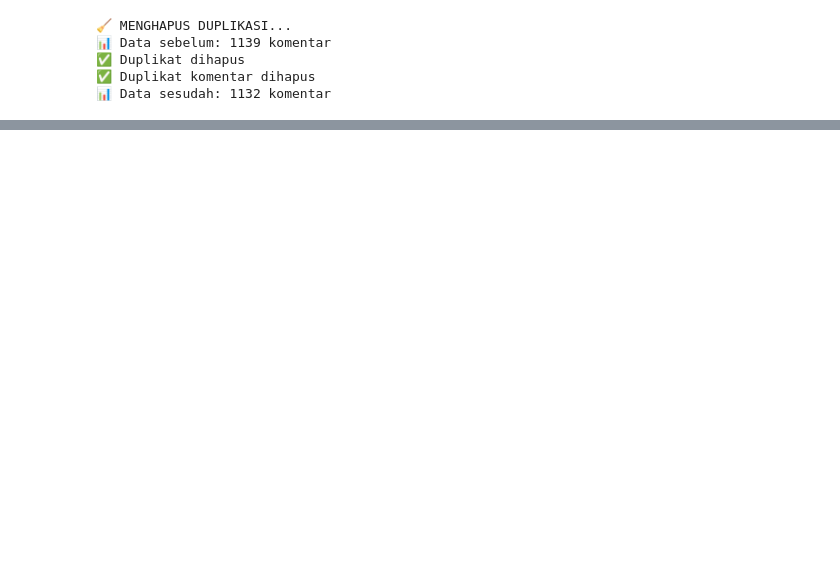
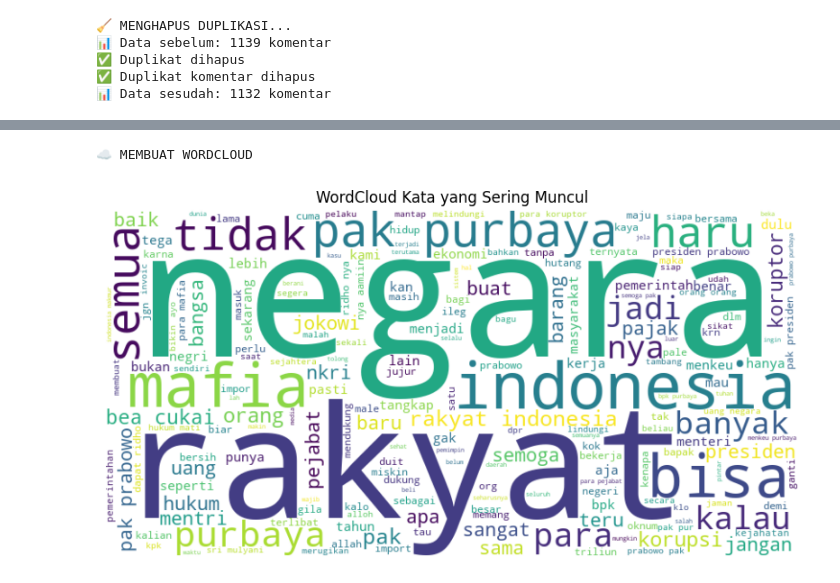
Before and after one commit to Ikrar37/scraping-komen-youtube, a Jupyter notebook: youtube_cleaning.ipynb, the cells around one changed output, grey strips where cells are left out. Cells and saved outputs as stored; diff of their text form; code cells hidden in the pictures; blank space fills up the shorter version.

```diff
--- a/youtube_cleaning.ipynb
+++ b/youtube_cleaning.ipynb
@@ -294,0 +539,21 @@ print(f"\n📊 TOTAL KOMENTAR BERSIH: {len(df)}")
+# %%
+# Cell 13 - WORDCLOUD (OPSIONAL)
+print("☁️ MEMBUAT WORDCLOUD")
+
+try:
+    from wordcloud import WordCloud
+
+    all_text = ' '.join(df['comment_normalized'])
+    wordcloud = WordCloud(width=800, height=400, background_color='white').generate(all_text)
+
+    plt.figure(figsize=(10, 5))
+    plt.imshow(wordcloud, interpolation='bilinear')
+    plt.axis('off')
+    plt.title('WordCloud Kata yang Sering Muncul')
+    plt.show()
+
+except ImportError:
+    print("WordCloud tidak terinstall, skip visualisasi")
+# %% [output]
+☁️ MEMBUAT WORDCLOUD
+[figure, added]
```
Also changed, not shown: parts of 14 cells of this notebook.
